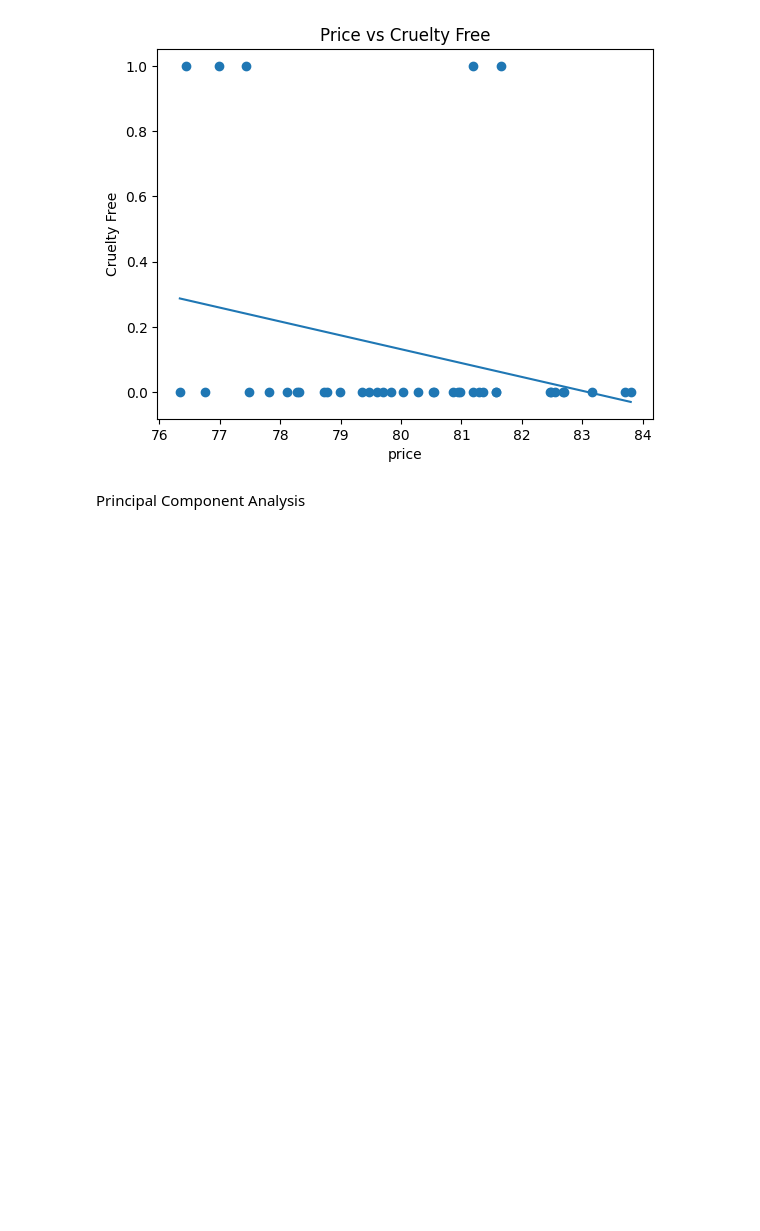
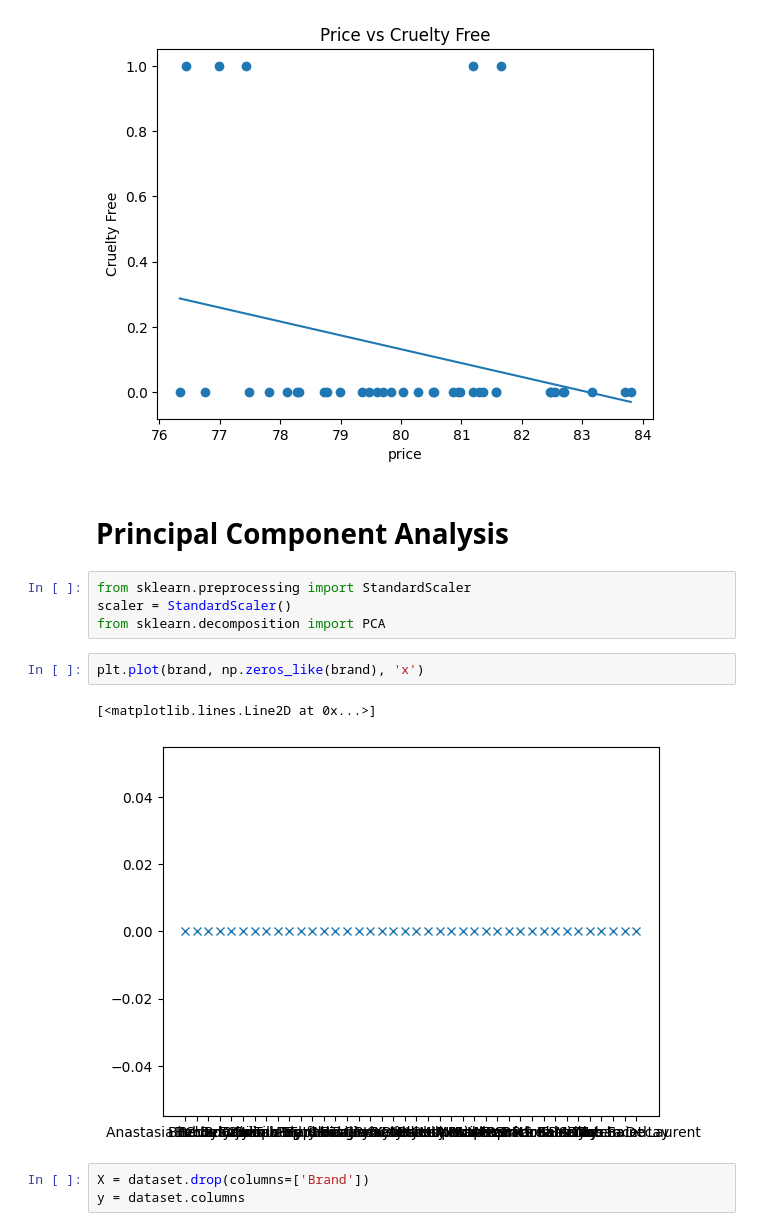
Before and after one commit to caitlinmag/DAV_CA1, a Jupyter notebook: GlobalEthicalBeautyIndex/MultiVariate_Analysis.ipynb, the cells around one changed output. Cells and saved outputs as stored; diff of their text form; blank space fills up the shorter version.

```diff
--- a/GlobalEthicalBeautyIndex/MultiVariate_Analysis.ipynb
+++ b/GlobalEthicalBeautyIndex/MultiVariate_Analysis.ipynb
@@ -95,4 +95,16 @@ plt.show()
 # %% [output]
 [figure]
 # %% [markdown]
-Principal Component Analysis
+# Principal Component Analysis
+# %%
+from sklearn.preprocessing import StandardScaler
+scaler = StandardScaler()
+from sklearn.decomposition import PCA
+# %%
+plt.plot(brand, np.zeros_like(brand), 'x')
+# %% [output]
+[<matplotlib.lines.Line2D at 0x...>]
+[figure, added]
+# %%
+X = dataset.drop(columns=['Brand'])
+y = dataset.columns
```
Also changed, not shown: parts of 15 cells of this notebook, 2 other files.
